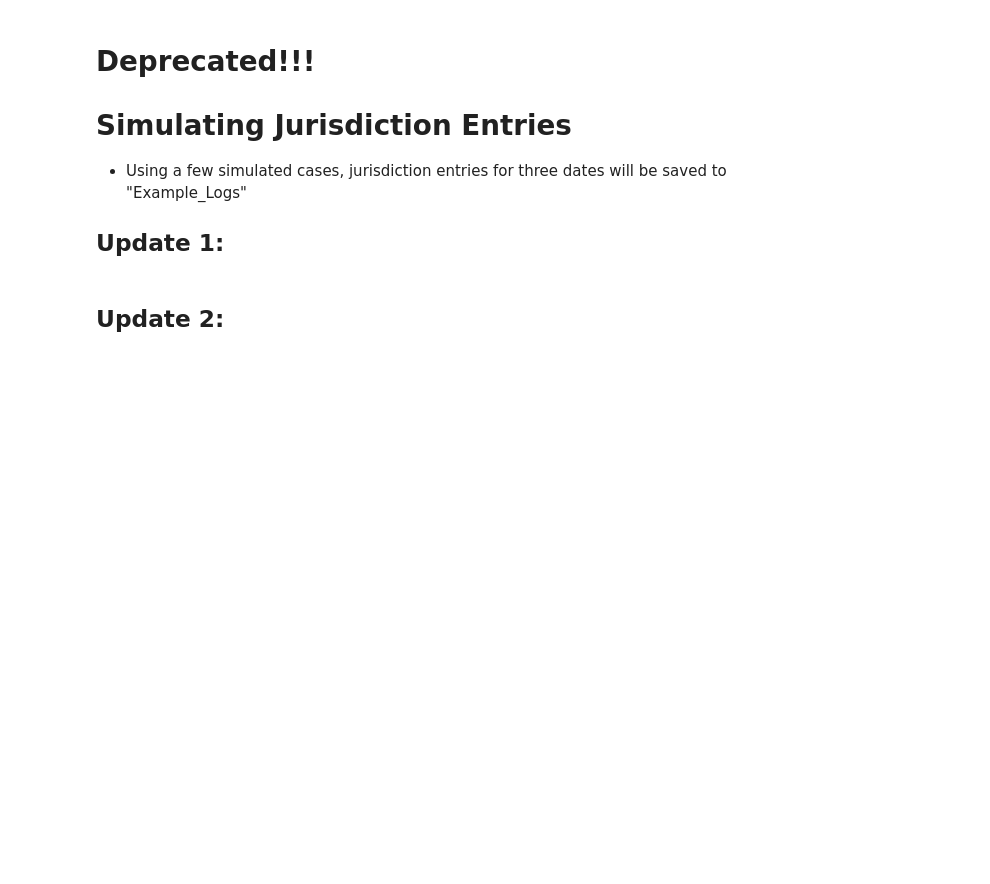
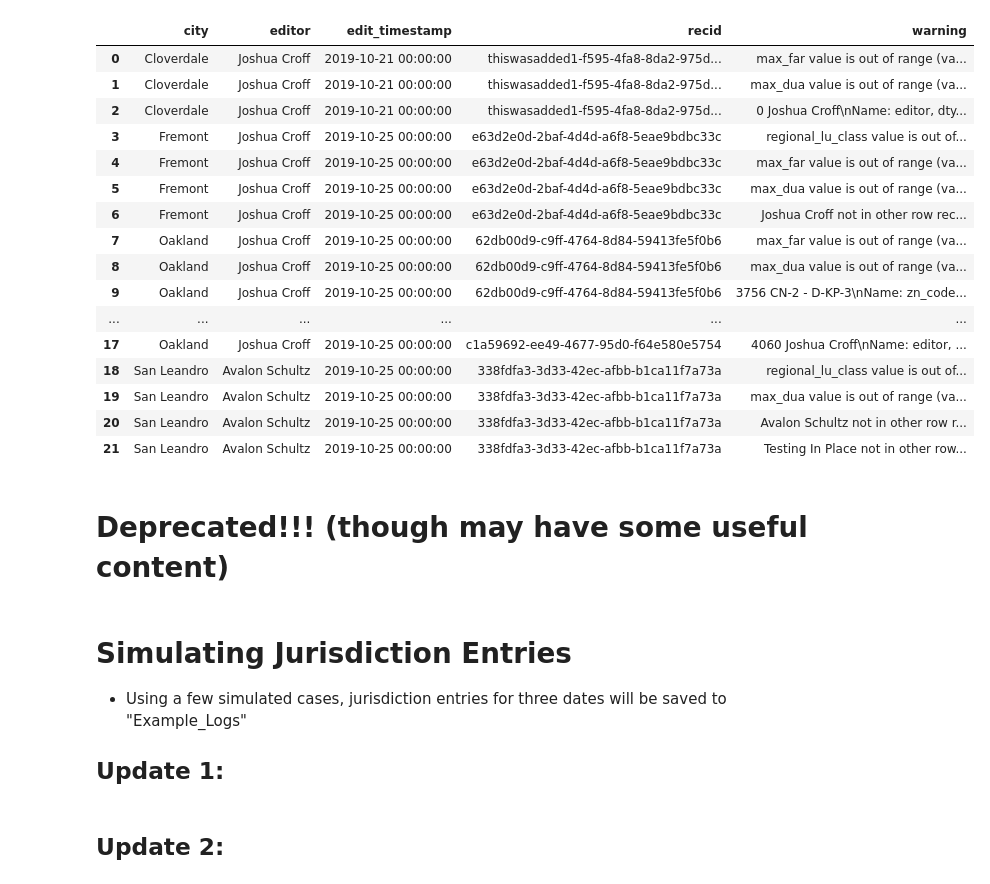
Before and after one commit to okeefe123/Metropolitan-Transportation-Commission, a Jupyter notebook: Jurisdiction-Entry-QAQC-Analysis/Jurisdiction_QAQC_Analysis.ipynb, the cells around one changed output. Cells and saved outputs as stored; diff of their text form; code cells hidden in the pictures; blank space fills up the shorter version.

Commit message:
Output now directs to Redshift database

```diff
--- a/Jurisdiction-Entry-QAQC-Analysis/Jurisdiction_QAQC_Analysis.ipynb
+++ b/Jurisdiction-Entry-QAQC-Analysis/Jurisdiction_QAQC_Analysis.ipynb
@@ -129,0 +269,3 @@ lambda_client.invoke(FunctionName='Jurisdiction-Entry-Logging',
+# %%
+pretty_print(pull_df_from_redshift_sql('select * from basis_edit_logs.warning_log_2021'))
+# %% [output]
@@ -130,6 +273,23 @@ lambda_client.invoke(FunctionName='Jurisdiction-Entry-Logging',
+|  | city | editor | edit_timestamp | recid | warning |
+| 0 | Cloverdale | Joshua Croff | 2019-10-21 00:00:00 | thiswasadded1-f595-4fa8-8da2-975d... | max_far value is out of range (va... |
+| 1 | Cloverdale | Joshua Croff | 2019-10-21 00:00:00 | thiswasadded1-f595-4fa8-8da2-975d... | max_dua value is out of range (va... |
+| 2 | Cloverdale | Joshua Croff | 2019-10-21 00:00:00 | thiswasadded1-f595-4fa8-8da2-975d... | 0 Joshua Croff\nName: editor, dty... |
+| 3 | Fremont | Joshua Croff | 2019-10-25 00:00:00 | e63d2e0d-2baf-4d4d-a6f8-5eae9bdbc33c | regional_lu_class value is out of... |
+| 4 | Fremont | Joshua Croff | 2019-10-25 00:00:00 | e63d2e0d-2baf-4d4d-a6f8-5eae9bdbc33c | max_far value is out of range (va... |
+| 5 | Fremont | Joshua Croff | 2019-10-25 00:00:00 | e63d2e0d-2baf-4d4d-a6f8-5eae9bdbc33c | max_dua value is out of range (va... |
+| 6 | Fremont | Joshua Croff | 2019-10-25 00:00:00 | e63d2e0d-2baf-4d4d-a6f8-5eae9bdbc33c | Joshua Croff not in other row rec... |
+| 7 | Oakland | Joshua Croff | 2019-10-25 00:00:00 | 62db00d9-c9ff-4764-8d84-59413fe5f0b6 | max_far value is out of range (va... |
+| 8 | Oakland | Joshua Croff | 2019-10-25 00:00:00 | 62db00d9-c9ff-4764-8d84-59413fe5f0b6 | max_dua value is out of range (va... |
+| 9 | Oakland | Joshua Croff | 2019-10-25 00:00:00 | 62db00d9-c9ff-4764-8d84-59413fe5f0b6 | 3756 CN-2 - D-KP-3\nName: zn_code... |
+| ... | ... | ... | ... | ... | ... |
+| 17 | Oakland | Joshua Croff | 2019-10-25 00:00:00 | c1a59692-ee49-4677-95d0-f64e580e5754 | 4060 Joshua Croff\nName: editor, ... |
+| 18 | San Leandro | Avalon Schultz | 2019-10-25 00:00:00 | 338fdfa3-3d33-42ec-afbb-b1ca11f7a73a | regional_lu_class value is out of... |
+| 19 | San Leandro | Avalon Schultz | 2019-10-25 00:00:00 | 338fdfa3-3d33-42ec-afbb-b1ca11f7a73a | max_dua value is out of range (va... |
+| 20 | San Leandro | Avalon Schultz | 2019-10-25 00:00:00 | 338fdfa3-3d33-42ec-afbb-b1ca11f7a73a | Avalon Schultz not in other row r... |
+| 21 | San Leandro | Avalon Schultz | 2019-10-25 00:00:00 | 338fdfa3-3d33-42ec-afbb-b1ca11f7a73a | Testing In Place not in other row... |
+# %% [markdown]
+# Deprecated!!! (though may have some useful content)
 # %% [markdown]
-# Deprecated!!!
-
 # Simulating Jurisdiction Entries
 
 - Using a few simulated cases, jurisdiction entries for three dates will be saved to "Example_Logs"
```
Also changed, not shown: parts of 30 cells of this notebook.
